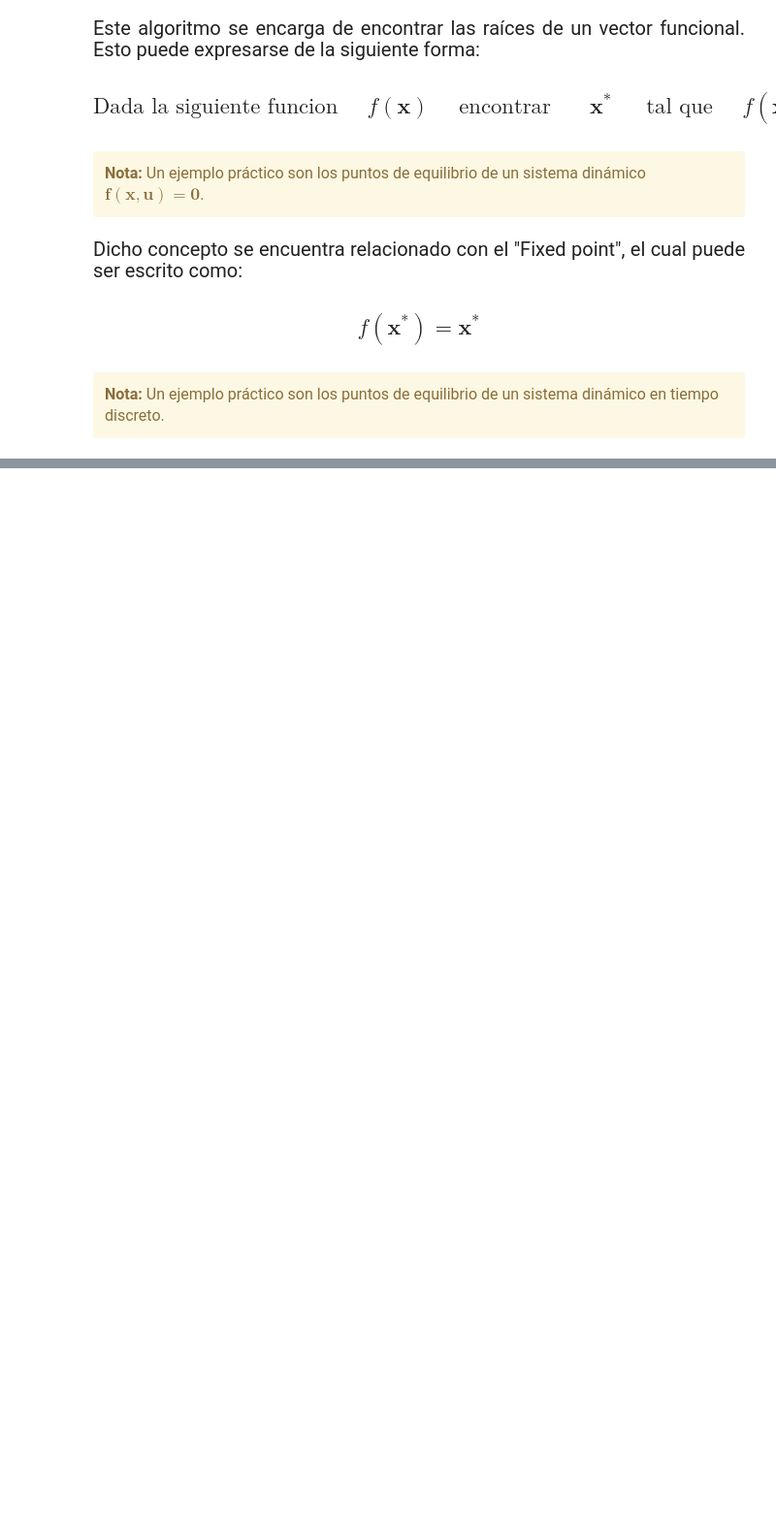
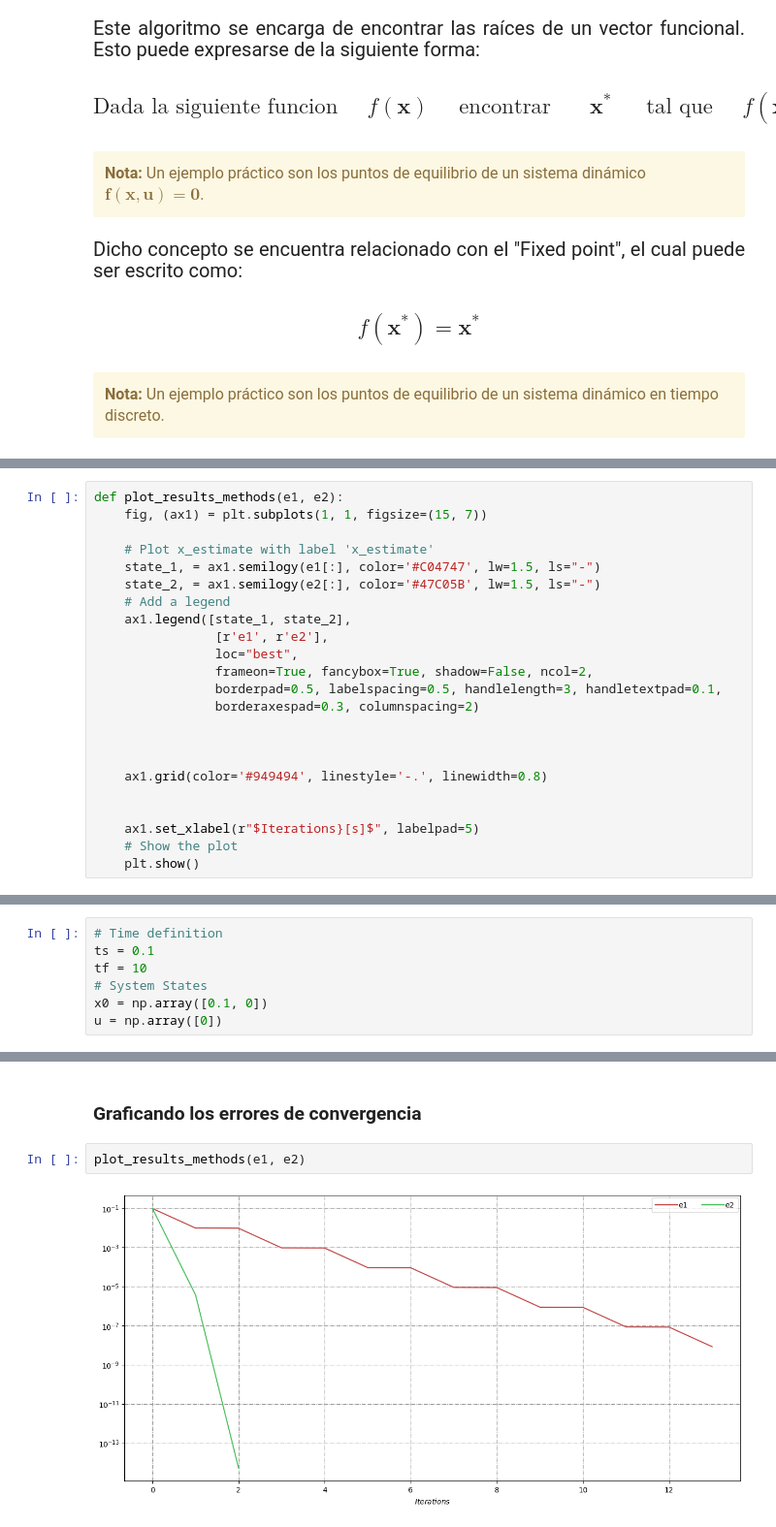
Before and after one commit to lfrecalde1/Optimization_Course, a Jupyter notebook: Optimization/Optimization.ipynb, the cells around one changed output, grey strips where cells are left out. Shown: that part at 97% size. Saved outputs shown, nothing was run; the diff lists cells and outputs as text; blank space fills up the shorter version.

```diff
--- a/Optimization/Optimization.ipynb
+++ b/Optimization/Optimization.ipynb
@@ -125,0 +457,23 @@ from casadi import vertcat
+# %%
+def plot_results_methods(e1, e2):
+    fig, (ax1) = plt.subplots(1, 1, figsize=(15, 7))
+
+    # Plot x_estimate with label 'x_estimate'
+    state_1, = ax1.semilogy(e1[:], color='#C04747', lw=1.5, ls="-")
+    state_2, = ax1.semilogy(e2[:], color='#47C05B', lw=1.5, ls="-")
+    # Add a legend
+    ax1.legend([state_1, state_2],
+                [r'e1', r'e2'],
+                loc="best",
+                frameon=True, fancybox=True, shadow=False, ncol=2,
+                borderpad=0.5, labelspacing=0.5, handlelength=3, handletextpad=0.1,
+                borderaxespad=0.3, columnspacing=2)
+
+
+
+    ax1.grid(color='#949494', linestyle='-.', linewidth=0.8)
+
+
+    ax1.set_xlabel(r"$Iterations}[s]$", labelpad=5)
+    # Show the plot
+    plt.show()
@@ -125,0 +482,7 @@ from casadi import vertcat
+# %%
+# Time definition
+ts = 0.1
+tf = 10
+# System States
+x0 = np.array([0.1, 0])
+u = np.array([0])
@@ -125,0 +510,6 @@ from casadi import vertcat
+# %% [markdown]
+### Graficando los errores de convergencia
+# %%
+plot_results_methods(e1, e2)
+# %% [output]
+[figure, added]
```
Also changed, not shown: parts of 48 cells of this notebook, 1 other file.
